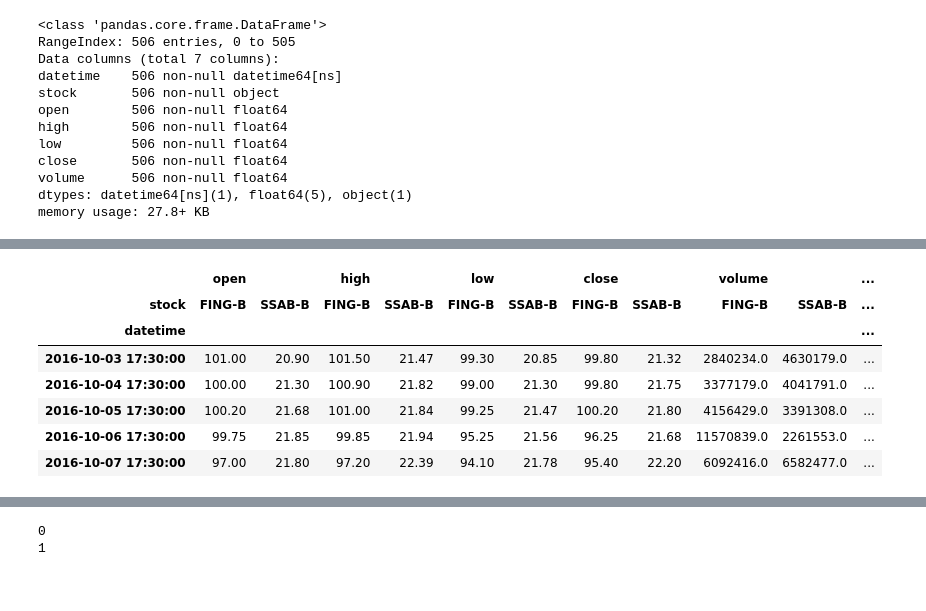
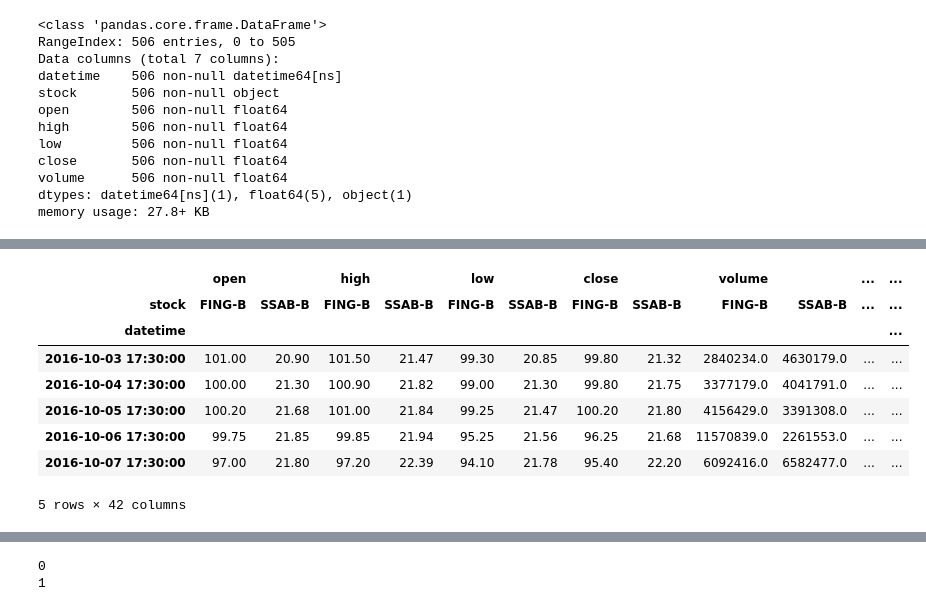
Before and after one commit to Hjartarson/stock-market, a Jupyter notebook: make-report-daily-ticks.ipynb, the cells around one changed output, grey strips where cells are left out. Cells and saved outputs as stored; diff of their text form; code cells hidden in the pictures.

```diff
--- a/make-report-daily-ticks.ipynb
+++ b/make-report-daily-ticks.ipynb
@@ -63,17 +63,34 @@ df_stock.head()
 # %%
 # ADD MEASURES
-df_stock = df_stock.join(df_stock[['close']].div(df_stock['open']).sub(1).mul(100).rename(columns={'close':'pct_open_close'}))
-df_stock = df_stock.join(df_stock[['high']].div(df_stock['low']).sub(1).mul(100).rename(columns={'high':'pct_low_high'}))
-df_stock = df_stock.join(df_stock[['high']].div(df_stock['open']).sub(1).mul(100).rename(columns={'high':'pct_open_high'}))
-df_stock = df_stock.join(df_stock[['open']].div(df_stock['close'].shift(periods=1)).sub(1).mul(100).rename(columns={'open':'pct_close_open'}))
-df_stock = df_stock.join(df_stock[['close']].div(df_stock['close'].shift(periods=1)).sub(1).mul(100).rename(columns={'close':'pct_close_close'}))
+# DAY
+df_stock = df_stock.join(df_stock[['close']].div(df_stock['open'])
+                         .sub(1).mul(100).rename(columns={'close':'pct_open_close'}))
+df_stock = df_stock.join(df_stock[['high']].div(df_stock['low'])
+                         .sub(1).mul(100).rename(columns={'high':'pct_low_high'}))
+df_stock = df_stock.join(df_stock[['high']].div(df_stock['open'])
+                         .sub(1).mul(100).rename(columns={'high':'pct_open_high'}))
+# SHIFT SINGLE
+df_stock = df_stock.join(df_stock[['open']].div(df_stock['close'].shift(periods=1))
+                         .sub(1).mul(100).rename(columns={'open':'pct_close_open'}))
+df_stock = df_stock.join(df_stock[['close']].div(df_stock['close'].shift(periods=1))
+                         .sub(1).mul(100).rename(columns={'close':'pct_close_close'}))
+
+for days in np.arange(1,11):
+    df_stock = df_stock.join(df_stock[['close']].div(df_stock['open'].shift(periods=days))
+                             .sub(1).mul(100).rename(columns={'close':'pct_open_close_days_'+str(days)}))
+
+#SHIFT BOTH BACK IN TIME (FOR CORR Y MEASURE)
+df_stock = df_stock.join(df_stock[['close']].shift(periods=-1).div(df_stock['close'].shift(periods=-2))
+                         .sub(1).mul(100).rename(columns={'close':'pct_close_close_next_day'}))
+
 df_stock.head()
 # %% [output]
-|  | open |  | high |  | low |  | close |  | volume |  | ... |
-| stock | FING-B | SSAB-B | FING-B | SSAB-B | FING-B | SSAB-B | FING-B | SSAB-B | FING-B | SSAB-B | ... |
-| datetime |  |  |  |  |  |  |  |  |  |  | ... |
-| 2016-10-03 17:30:00 | 101.00 | 20.90 | 101.50 | 21.47 | 99.30 | 20.85 | 99.80 | 21.32 | 2840234.0 | 4630179.0 | ... |
-| 2016-10-04 17:30:00 | 100.00 | 21.30 | 100.90 | 21.82 | 99.00 | 21.30 | 99.80 | 21.75 | 3377179.0 | 4041791.0 | ... |
-| 2016-10-05 17:30:00 | 100.20 | 21.68 | 101.00 | 21.84 | 99.25 | 21.47 | 100.20 | 21.80 | 4156429.0 | 3391308.0 | ... |
-| 2016-10-06 17:30:00 | 99.75 | 21.85 | 99.85 | 21.94 | 95.25 | 21.56 | 96.25 | 21.68 | 11570839.0 | 2261553.0 | ... |
-| 2016-10-07 17:30:00 | 97.00 | 21.80 | 97.20 | 22.39 | 94.10 | 21.78 | 95.40 | 22.20 | 6092416.0 | 6582477.0 | ... |
+|  | open |  | high |  | low |  | close |  | volume |  | ... | ... |
+| stock | FING-B | SSAB-B | FING-B | SSAB-B | FING-B | SSAB-B | FING-B | SSAB-B | FING-B | SSAB-B | ... | ... |
+| datetime |  |  |  |  |  |  |  |  |  |  |  | ... |
+| 2016-10-03 17:30:00 | 101.00 | 20.90 | 101.50 | 21.47 | 99.30 | 20.85 | 99.80 | 21.32 | 2840234.0 | 4630179.0 | ... | ... |
+| 2016-10-04 17:30:00 | 100.00 | 21.30 | 100.90 | 21.82 | 99.00 | 21.30 | 99.80 | 21.75 | 3377179.0 | 4041791.0 | ... | ... |
+| 2016-10-05 17:30:00 | 100.20 | 21.68 | 101.00 | 21.84 | 99.25 | 21.47 | 100.20 | 21.80 | 4156429.0 | 3391308.0 | ... | ... |
+| 2016-10-06 17:30:00 | 99.75 | 21.85 | 99.85 | 21.94 | 95.25 | 21.56 | 96.25 | 21.68 | 11570839.0 | 2261553.0 | ... | ... |
+| 2016-10-07 17:30:00 | 97.00 | 21.80 | 97.20 | 22.39 | 94.10 | 21.78 | 95.40 | 22.20 | 6092416.0 | 6582477.0 | ... | ... |
+5 rows × 42 columns
```
Also changed, not shown: parts of 7 cells of this notebook, 2 other files.
